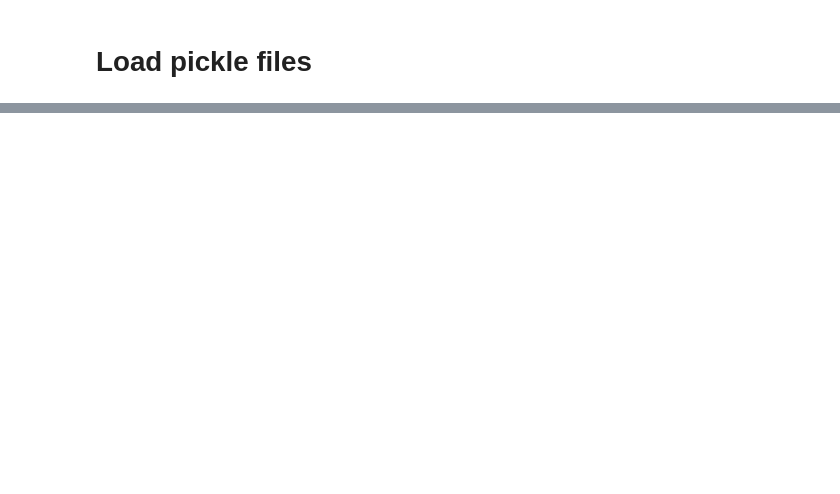
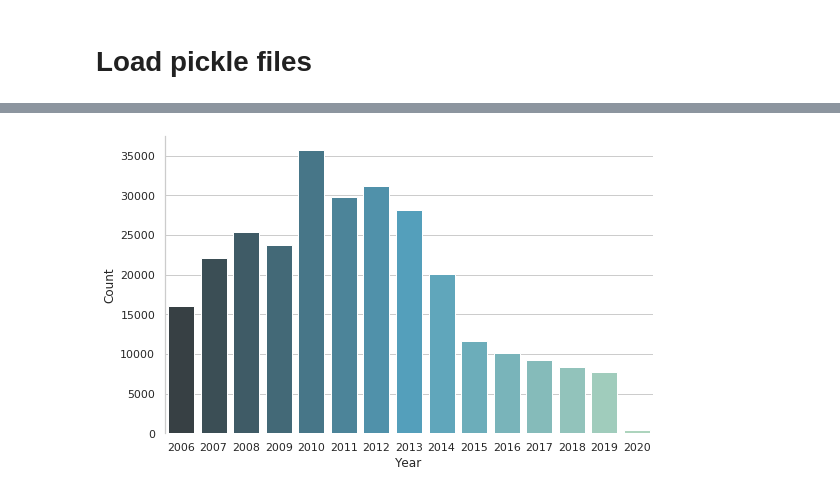
Before and after one commit to TheophileBlard/french-sentiment-analysis-with-bert, a Jupyter notebook: allocine_dataset/create_allocine_dataset.ipynb, the cells around one changed output, grey strips where cells are left out. Cells and saved outputs as stored; diff of their text form; code cells hidden in the pictures; blank space fills up the shorter version.

```diff
--- a/allocine_dataset/create_allocine_dataset.ipynb
+++ b/allocine_dataset/create_allocine_dataset.ipynb
@@ -47,0 +163,17 @@ Il y a aussi d’impressionnantes séquences d'action; dont une (les héros pour
+# %%
+allocine_df['date'] = pd.to_datetime(allocine_df['date'])
+reviews_per_year = allocine_df.groupby(allocine_df['date'].dt.year).size()
+# %%
+plt.figure(figsize=(8,5))
+ax = sns.barplot(reviews_per_year.index, reviews_per_year.values, palette="GnBu_d")
+ax.set(xlabel='Year', ylabel='Count')
+
+# Finalize the plot
+sns.despine(bottom=True)
+plt.tight_layout(h_pad=2)
+
+# Saving plot
+fig = ax.get_figure()
+fig.savefig('img/reviews_per_year.png', dpi=400)
+# %% [output]
+[figure, added]
```
Also changed, not shown: parts of 49 cells of this notebook, 7 other files.
